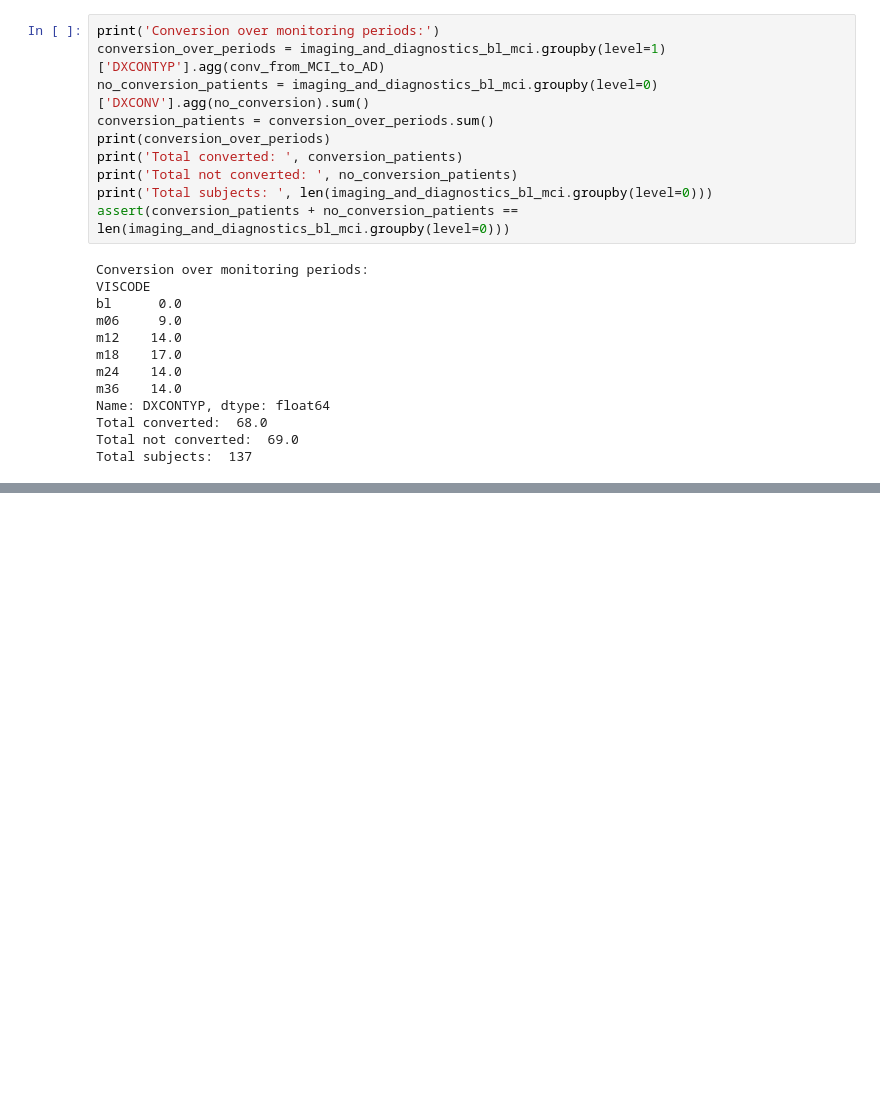
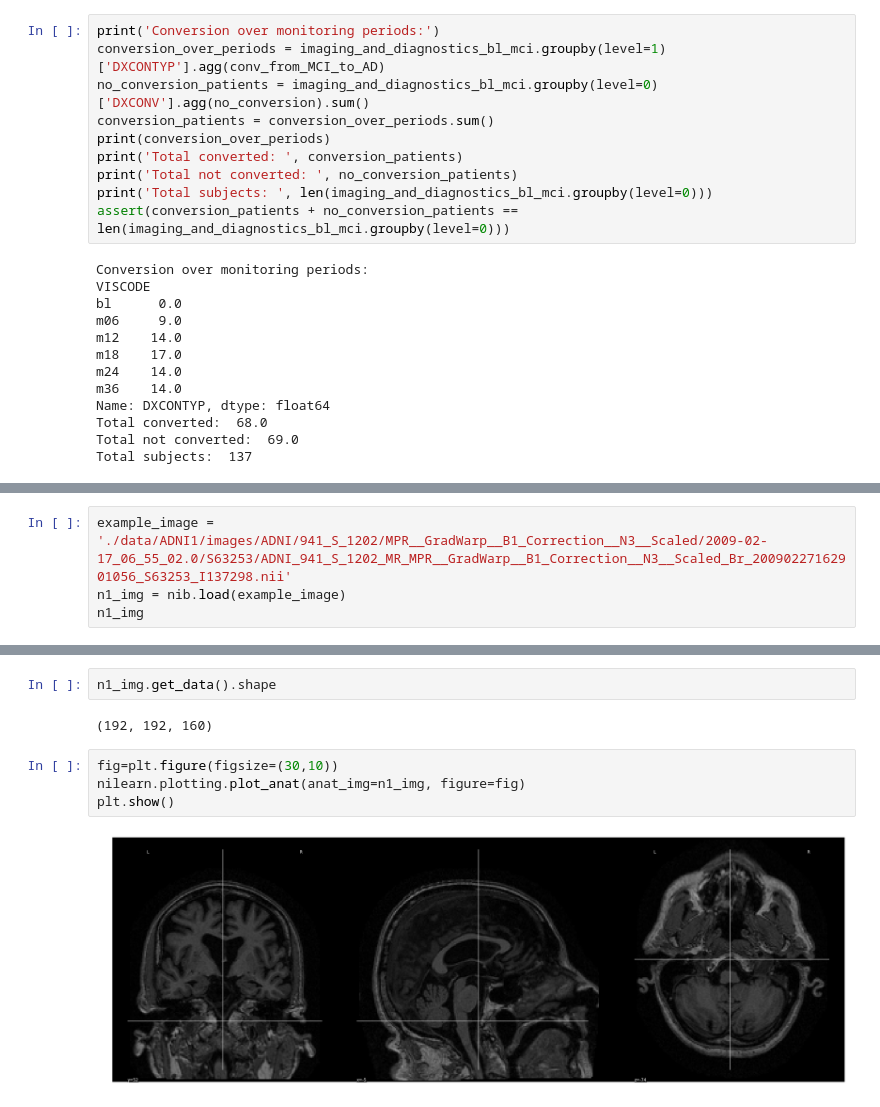
Before and after one commit to boreshkinai/longitudinal-analysis, a Jupyter notebook: adni1_descriptive_stats.ipynb, the cells around one changed output, grey strips where cells are left out. Saved outputs shown, nothing was run; the diff lists cells and outputs as text; blank space fills up the shorter version.

Commit message:
Reading and visualizing example image from the dataset

```diff
--- a/adni1_descriptive_stats.ipynb
+++ b/adni1_descriptive_stats.ipynb
@@ -326,0 +338,4 @@ Total subjects:  137
+# %%
+example_image = './data/ADNI1/images/ADNI/941_S_1202/MPR__GradWarp__B1_Correction__N3__Scaled/2009-02-17_06_55_02.0/S63253/ADNI_941_S_1202_MR_MPR__GradWarp__B1_Correction__N3__Scaled_Br_20090227162901056_S63253_I137298.nii'
+n1_img = nib.load(example_image)
+n1_img
@@ -326,0 +364,10 @@ Total subjects:  137
+# %%
+n1_img.get_data().shape
+# %% [output]
+(192, 192, 160)
+# %%
+fig=plt.figure(figsize=(30,10))
+nilearn.plotting.plot_anat(anat_img=n1_img, figure=fig)
+plt.show()
+# %% [output]
+[figure, added]
```
Also changed, not shown: parts of 4 cells of this notebook.
